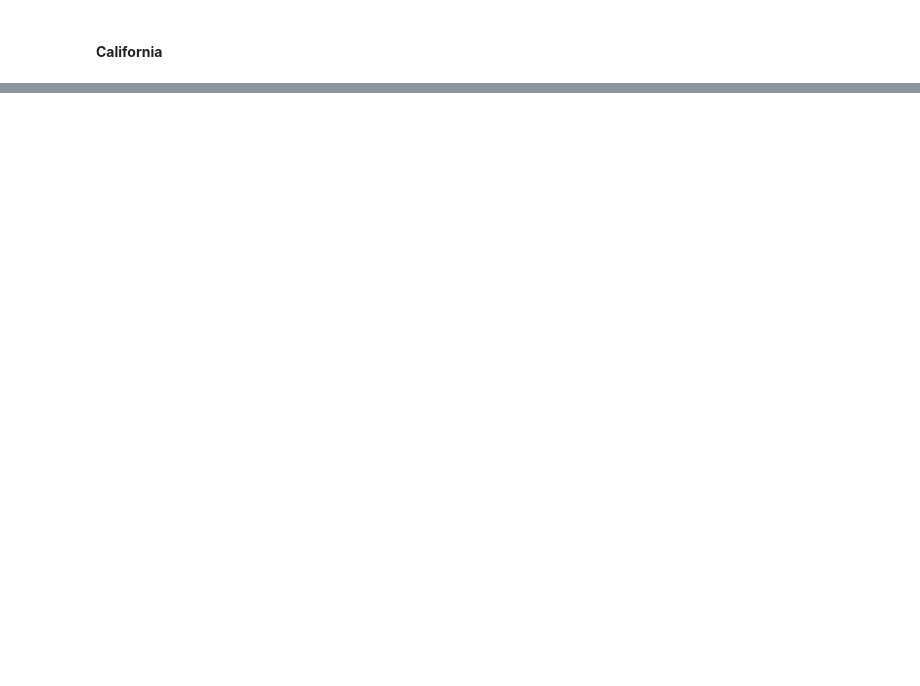
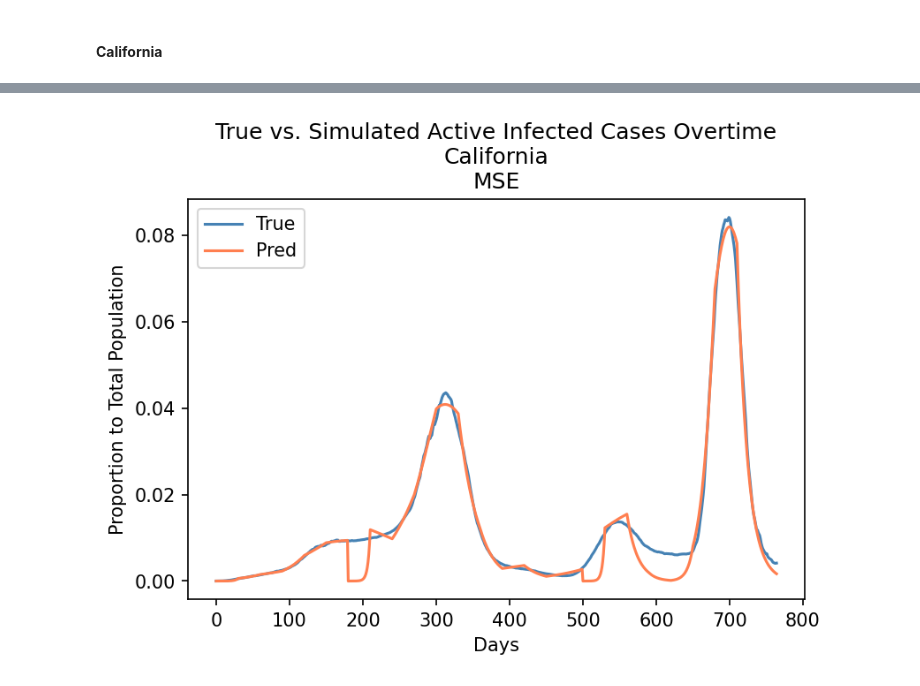
Before and after one commit to cywujeremy/dabp-pandemic-simulation, a Jupyter notebook: nbs/SIR_param_estimation.ipynb, the cells around one changed output, grey strips where cells are left out. Saved outputs shown, nothing was run; the diff lists cells and outputs as text; code cells hidden in the pictures; blank space fills up the shorter version.

```diff
--- a/nbs/SIR_param_estimation.ipynb
+++ b/nbs/SIR_param_estimation.ipynb
@@ -504,10 +529,12 @@ plt.show()
 # %%
 fig, ax = plt.subplots(dpi=150)
-ax.plot(range(len(I_ny_mse)), NY_data[:-1], label="True", color='steelblue', alpha=1)
-ax.plot(range(len(I_ny_mse)), I_ny_mse / N_NJ, label="Pred", color='coral')
+ax.plot(range(len(I_ca_mse)), CA_data[:-1], label="True", color='steelblue', alpha=1)
+ax.plot(range(len(I_ca_mse)), I_ca_mse / N_CA, label="Pred", color='coral')
 plt.xlabel("Days")
 plt.ylabel("Proportion to Total Population")
-plt.title("True vs. Simulated Active Infected Cases Overtime\nNew York\nMSE")
+plt.title("True vs. Simulated Active Infected Cases Overtime\nCalifornia\nMSE")
 plt.legend()
 plt.show()
+# %% [output]
+[figure, added]
 # %%
```
Also changed, not shown: parts of 19 cells of this notebook.
